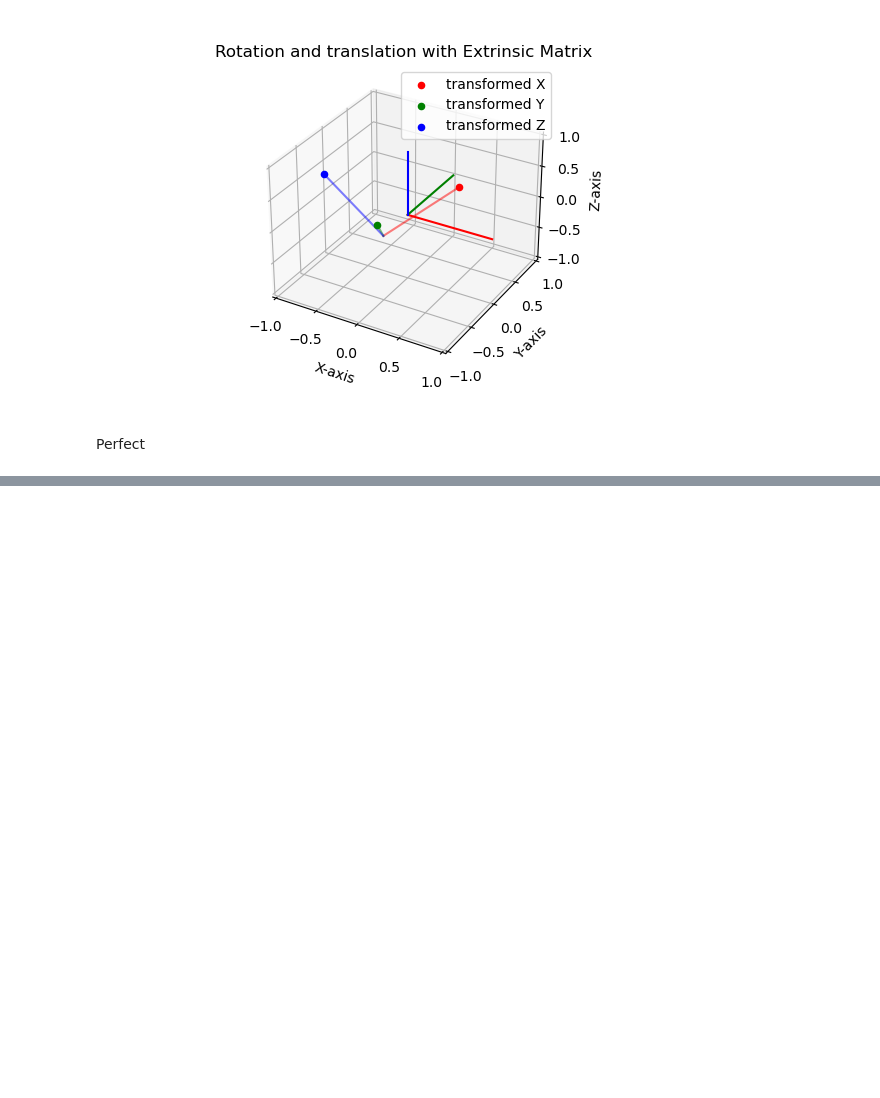
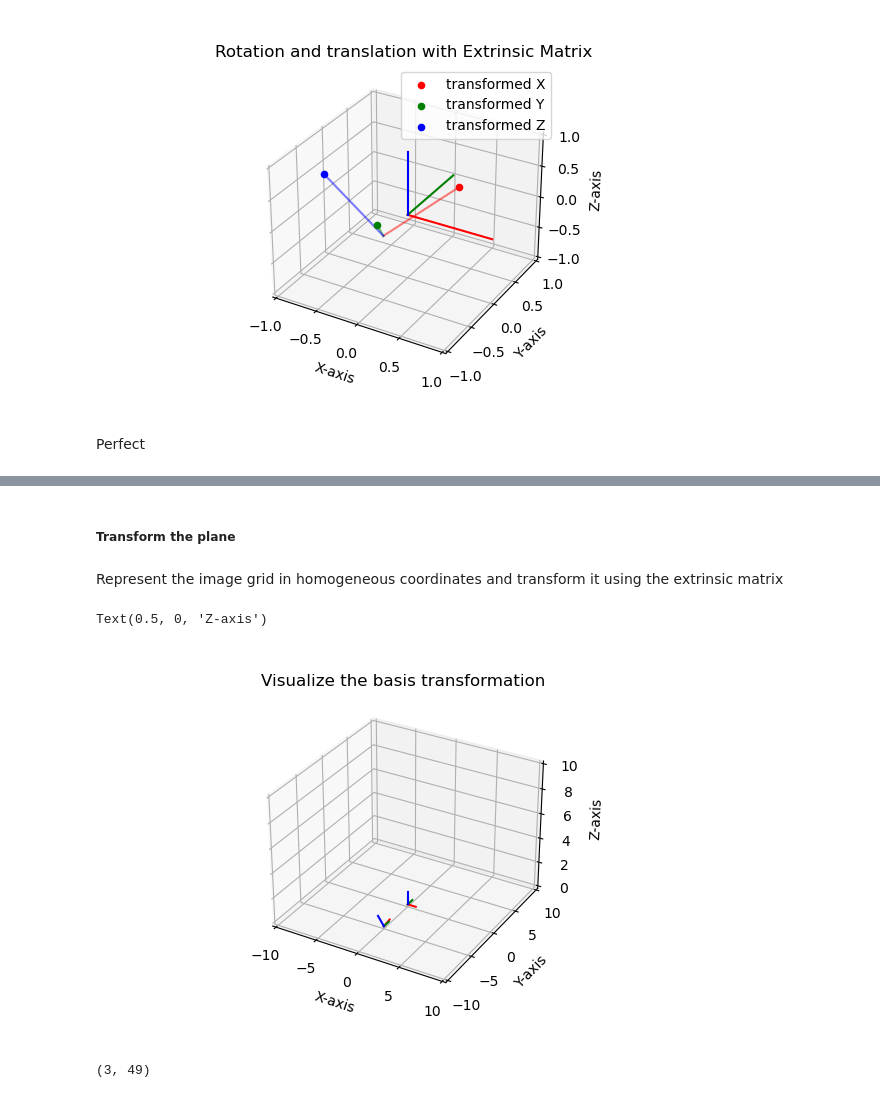
Before and after one commit to wingedrasengan927/Intro-to-computer-vision---Notes, a Jupyter notebook: lesson 3/3C - L2 Camera Intrinsic and Extrinsic Parameters.ipynb, the cells around one changed output, grey strips where cells are left out. Drawn from its saved outputs; the diff is of its cells as text; code cells hidden in the pictures; blank space fills up the shorter version.

```diff
--- a/lesson 3/3C - L2 Camera Intrinsic and Extrinsic Parameters.ipynb
+++ b/lesson 3/3C - L2 Camera Intrinsic and Extrinsic Parameters.ipynb
@@ -152,0 +185,4 @@ Perfect
+# %% [markdown]
+##### Transform the plane
+# %% [markdown]
+Represent the image grid in homogeneous coordinates and transform it using the extrinsic matrix
@@ -152,0 +200,30 @@ Perfect
+# %%
+angles = [np.pi/4]
+order = "y"
+
+t = np.array([0, -5, 0])
+E = create_extrinsic_matrix(angles, order, t)
+# %%
+R = E[:3, :3]
+# %%
+# create figure
+fig = plt.figure(figsize=(6, 4))
+ax = fig.add_subplot(111,projection='3d')
+
+# set axis limits
+ax.set(xlim=(-10, 10), ylim=(-10, 10), zlim=(0, 10))
+
+# plot the standard global basis
+ax = pr.plot_basis(ax)
+
+# plot the transformed basis
+ax = pr.plot_basis(ax, R, p=t)
+
+# set labels
+ax.set_title("Visualize the basis transformation")
+ax.set_xlabel("X-axis")
+ax.set_ylabel("Y-axis")
+ax.set_zlabel("Z-axis")
+# %% [output]
+Text(0.5, 0, 'Z-axis')
+[figure, added]
@@ -152,0 +232,4 @@ Perfect
+# %%
+pt.shape
+# %% [output]
+(3, 49)
```
Also changed, not shown: parts of 12 cells of this notebook.
